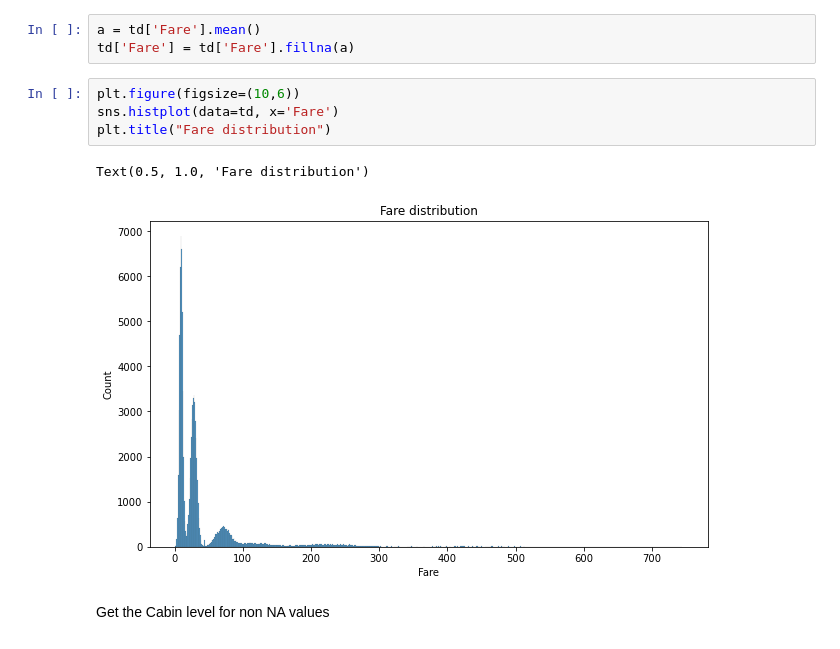
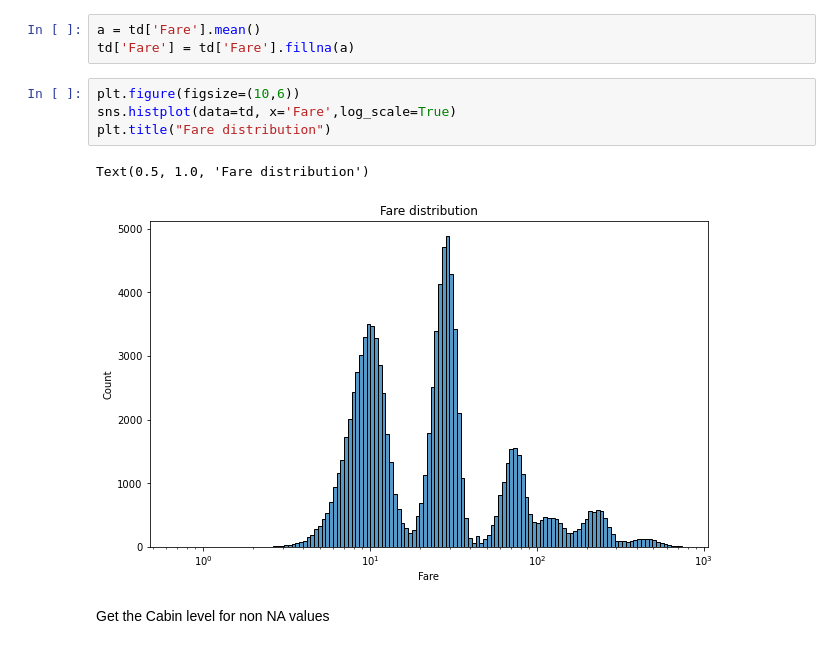
Before and after one commit to tshura/ml-intro, a Jupyter notebook: 2_data_exploration/eda.ipynb, the cells around one changed output. Cells and saved outputs as stored; diff of their text form.

Commit message:
Data exploration and Overview changes

```diff
--- a/2_data_exploration/eda.ipynb
+++ b/2_data_exploration/eda.ipynb
@@ -107,11 +107,11 @@ a = td['Fare'].mean()
 td['Fare'] = td['Fare'].fillna(a)
 # %%
 plt.figure(figsize=(10,6))
-sns.histplot(data=td, x='Fare')
+sns.histplot(data=td, x='Fare',log_scale=True)
 plt.title("Fare distribution")
 # %% [output]
 Text(0.5, 1.0, 'Fare distribution')
-[figure, old version]
+[figure, new version]
 # %% [markdown]
 Get the Cabin level for non NA values
 # %%
```
Also changed, not shown: parts of 12 cells of this notebook.
